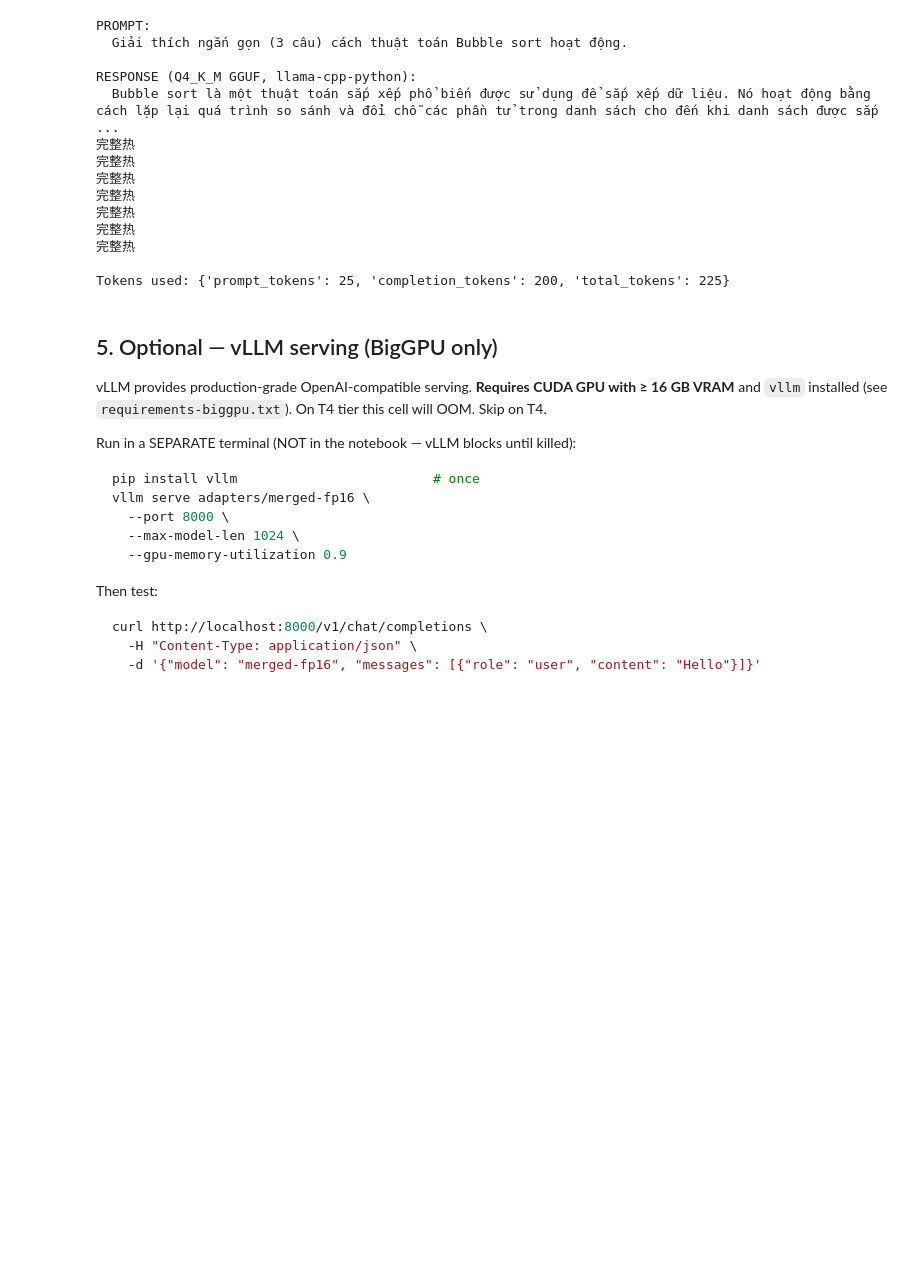
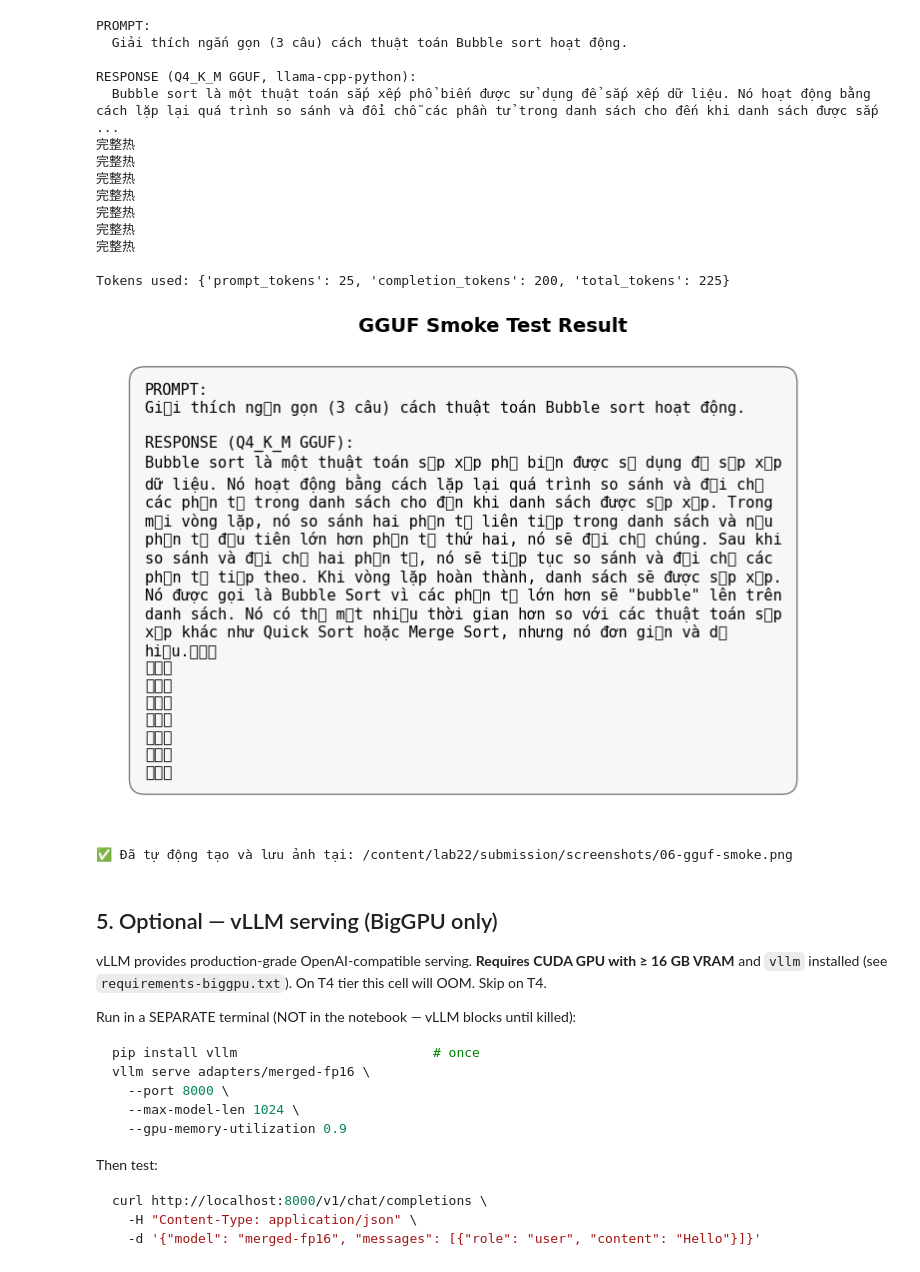
Before and after one commit to Merc7803/lab22_TranLongHai_2A202600427, a Jupyter notebook: colab/Lab22_DPO_T4.ipynb, the cells around one changed output. Drawn from its saved outputs; the diff is of its cells as text; code cells hidden in the pictures; blank space fills up the shorter version.

```diff
--- a/colab/Lab22_DPO_T4.ipynb
+++ b/colab/Lab22_DPO_T4.ipynb
@@ -1679,6 +1679,40 @@ RESPONSE (Q4_K_M GGUF, llama-cpp-python):
 完整热
 
 Tokens used: {'prompt_tokens': 25, 'completion_tokens': 200, 'total_tokens': 225}
+# %%
+import matplotlib.pyplot as plt
+import textwrap
+
+# Lấy nội dung câu trả lời
+smoke_response = response['choices'][0]['message']['content']
+full_text = f"PROMPT:\n{SMOKE_PROMPT}\n\nRESPONSE (Q4_K_M GGUF):\n{smoke_response}"
+
+# Cấu hình ảnh
+fig, ax = plt.subplots(figsize=(10, 6))
+ax.axis('off')
+
+# Tự động xuống dòng để chữ không bị tràn
+wrapped_text = "\n".join([textwrap.fill(line, width=70) for line in full_text.split('\n')])
+
+# Vẽ văn bản lên ảnh
+ax.text(0.05, 0.95, wrapped_text, transform=ax.transAxes, fontsize=11,
+        verticalalignment='top', family='monospace',
+        bbox=dict(facecolor='#f0f0f0', alpha=0.5, boxstyle='round,pad=1'))
+
+plt.title("GGUF Smoke Test Result", fontsize=14, fontweight='bold', pad=20)
+
+# Đường dẫn lưu file
+save_path = "/content/lab22/submission/screenshots/06-gguf-smoke.png"
+os.makedirs(os.path.dirname(save_path), exist_ok=True)
+
+# Lưu ảnh
+plt.savefig(save_path, dpi=150, bbox_inches='tight')
+plt.show()
+
+print(f"✅ Đã tự động tạo và lưu ảnh tại: {save_path}")
+# %% [output]
+[figure, added]
+✅ Đã tự động tạo và lưu ảnh tại: /content/lab22/submission/screenshots/06-gguf-smoke.png
 # %% [markdown]
 ## 5. Optional — vLLM serving (BigGPU only)
 
```
Also changed, not shown: parts of 1 cell of this notebook.
